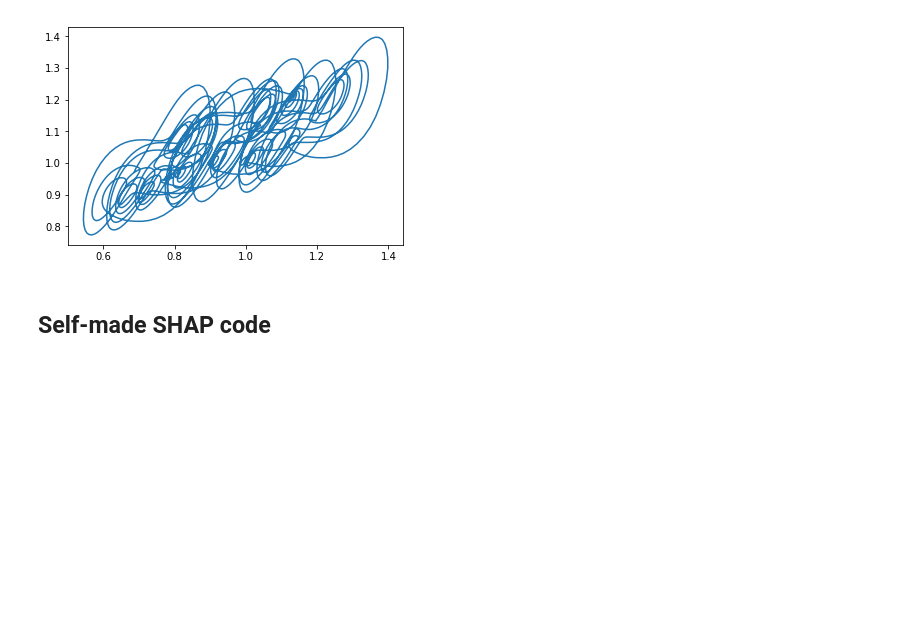
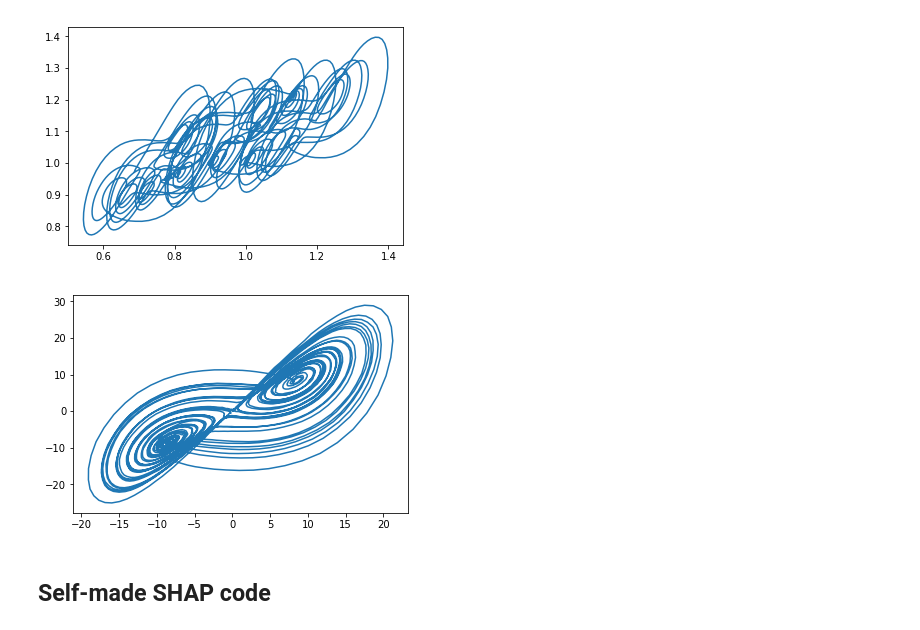
Before and after one commit to TobiasW1891/XAI, a Jupyter notebook: Neural Net Regression ODE.ipynb, the cells around one changed output. Cells and saved outputs as stored; diff of their text form; code cells hidden in the pictures; blank space fills up the shorter version.

```diff
--- a/Neural Net Regression ODE.ipynb
+++ b/Neural Net Regression ODE.ipynb
@@ -558,6 +558,27 @@ plt.show()
 # Question: when exactly does the trajectory "jump"?
 # %% [output]
 [figure]
+# %%
+# Now with the explicit past measurement
+dt = 0.01
+X0hat = np.zeros(X.shape[0])
+X0hat[0] = X[0,0]
+X1hat = np.zeros(X.shape[0])
+X1hat[0] = X[0,1]
+dx0 = NN0.predict(X)
+dx1 = NN1.predict(X)
+
+for i in range(len(X0hat)-1):
+    X0hat[i+1] = X[i,0] + dt*dx0[i]
+    X1hat[i+1] = X[i,1] + dt*dx1[i]
+
+
+plt.plot(X0hat, X1hat)
+plt.show()
+
+# Much better!
+# %% [output]
+[figure, added]
 # %% [markdown]
 ## Self-made SHAP code
 # %%
```
Also changed, not shown: parts of 13 cells of this notebook.
